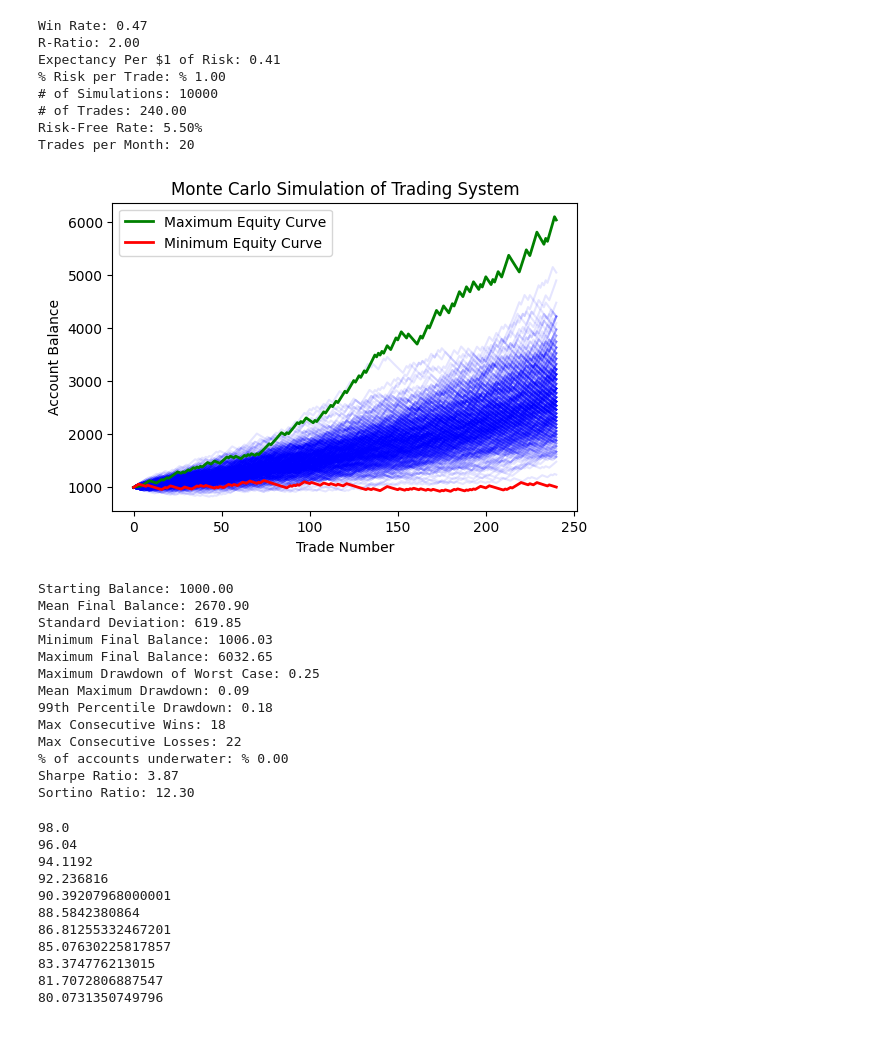
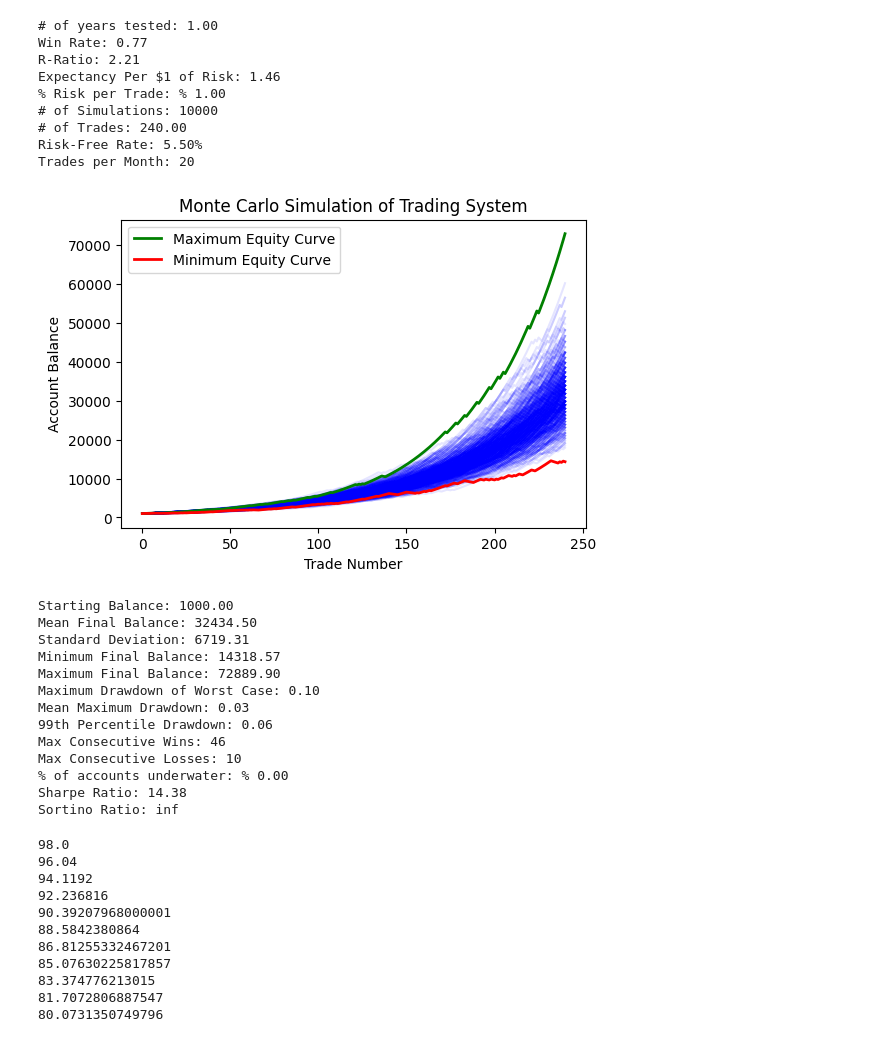
Before and after one commit to ergodique/Portfolio, a Jupyter notebook: Monte Carlo Simulation Equity Curve/monte_carlo_jupyter_version.ipynb, the cells around one changed output. Cells and saved outputs as stored; diff of their text form; code cells hidden in the pictures.

```diff
--- a/Monte Carlo Simulation Equity Curve/monte_carlo_jupyter_version.ipynb
+++ b/Monte Carlo Simulation Equity Curve/monte_carlo_jupyter_version.ipynb
@@ -119,54 +119,57 @@ def monte_carlo_simulation(win_rate, reward_to_risk, risk_per_trade, num_simulat
 
     sharpe_ratio = calculate_sharpe_ratio(all_monthly_returns_flat, risk_free_rate)
     sortino_ratio = calculate_sortino_ratio(all_monthly_returns_flat, risk_free_rate)
 
     print(f'Sharpe Ratio: {sharpe_ratio:.2f}')
     print(f'Sortino Ratio: {sortino_ratio:.2f}')
 
-# Example usage
-win_rate = 0.47 # put win rate here
-reward_to_risk = 2  # Reward to risk ratio
+# Example usagei
+years = 1
+win_rate = 0.766 # put win rate here
+reward_to_risk = 2.21  # Reward to risk ratio
 expectancy = win_rate * reward_to_risk - (1-win_rate)
 risk_per_trade = 0.01  # Risking % of the trade
 num_simulations = 10000  # Run X number of simulations
 trades_per_month = 20  # Number of trades per month
-num_trades = 12*trades_per_month*1  # Each simulation runs for X trades
+num_trades = 12*trades_per_month*years  # Each simulation runs for X trades
 
 risk_free_rate = 0.055  # Annual risk-free rate
 
+print(f'# of years tested: {years:.2f}')
 print(f'Win Rate: {win_rate:.2f}')
 print(f'R-Ratio: {reward_to_risk:.2f}')
 print(f'Expectancy Per $1 of Risk: {expectancy:.2f}')
 print(f'% Risk per Trade: % {risk_per_trade*100:.2f}')
 print(f'# of Simulations: {num_simulations:.0f}')
 print(f'# of Trades: {num_trades:.2f}')
 print(f'Risk-Free Rate: {risk_free_rate:.2%}')
 print(f'Trades per Month: {trades_per_month}')
 
 monte_carlo_simulation(win_rate, reward_to_risk, risk_per_trade, num_simulations, num_trades, trades_per_month, risk_free_rate)
 # %% [output]
-Win Rate: 0.47
-R-Ratio: 2.00
-Expectancy Per $1 of Risk: 0.41
+# of years tested: 1.00
+Win Rate: 0.77
+R-Ratio: 2.21
+Expectancy Per $1 of Risk: 1.46
 % Risk per Trade: % 1.00
 # of Simulations: 10000
 # of Trades: 240.00
 Risk-Free Rate: 5.50%
 Trades per Month: 20
-[figure, old version]
+[figure, new version]
 Starting Balance: 1000.00
-Mean Final Balance: 2670.90
-Standard Deviation: 619.85
-Minimum Final Balance: 1006.03
-Maximum Final Balance: 6032.65
-Maximum Drawdown of Worst Case: 0.25
-Mean Maximum Drawdown: 0.09
-99th Percentile Drawdown: 0.18
-Max Consecutive Wins: 18
-Max Consecutive Losses: 22
+Mean Final Balance: 32434.50
+Standard Deviation: 6719.31
+Minimum Final Balance: 14318.57
+Maximum Final Balance: 72889.90
+Maximum Drawdown of Worst Case: 0.10
+Mean Maximum Drawdown: 0.03
+99th Percentile Drawdown: 0.06
+Max Consecutive Wins: 46
+Max Consecutive Losses: 10
 % of accounts underwater: % 0.00
-Sharpe Ratio: 3.87
-Sortino Ratio: 12.30
+Sharpe Ratio: 14.38
+Sortino Ratio: inf
 # %%
 balance=100
 risk=0.02
```
